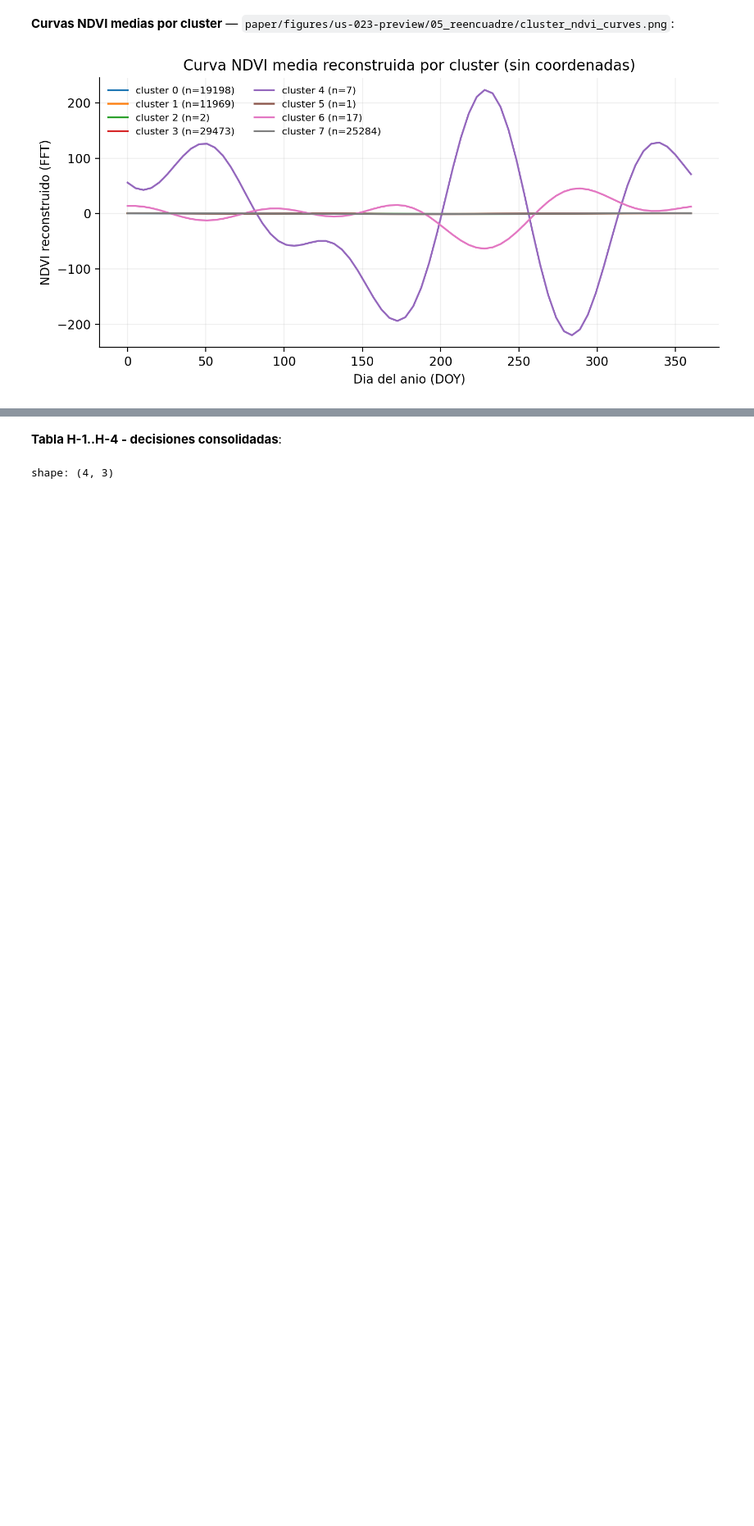
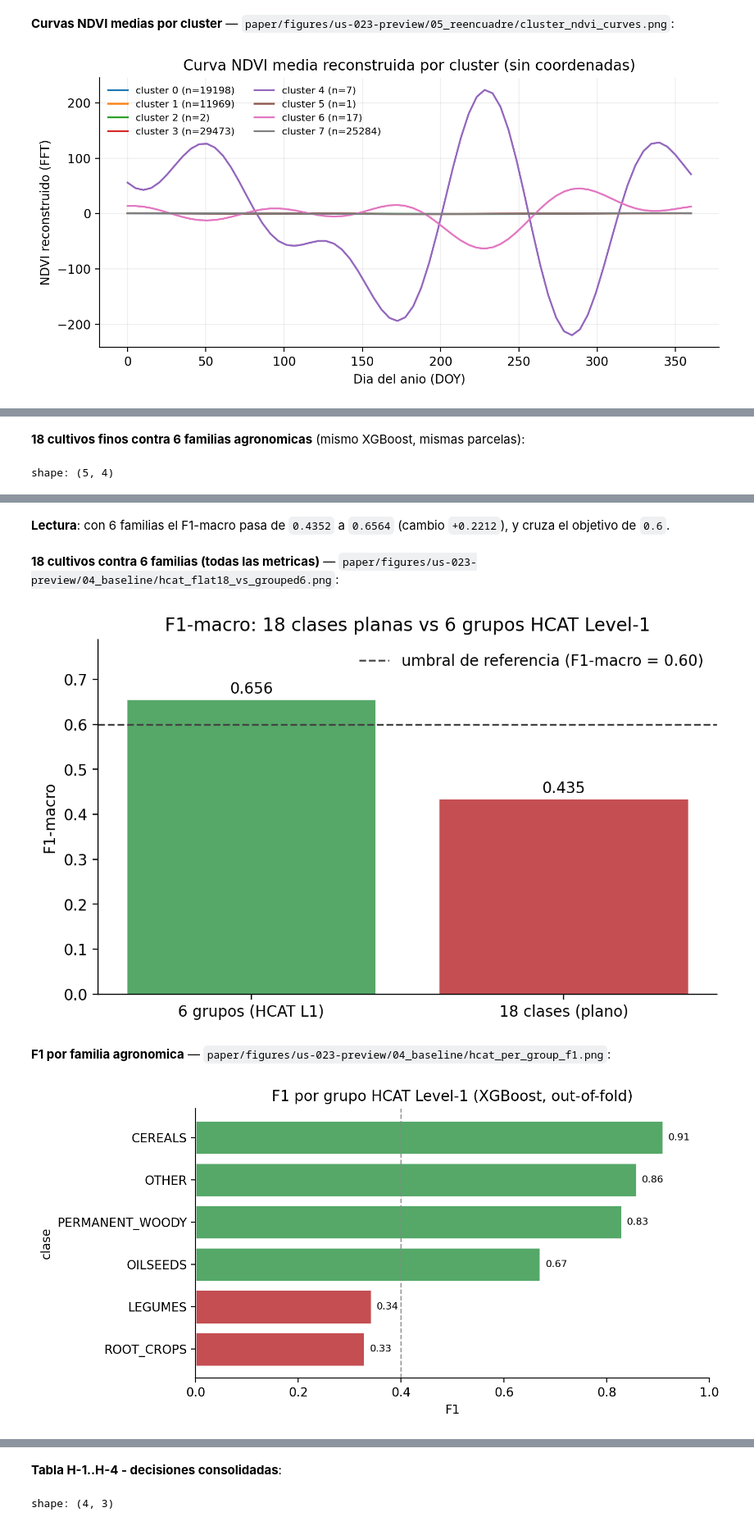
Before and after one commit to ArthurZizumbo/agrosat-copilot, a Jupyter notebook: notebooks/baseline/Avance3.Equipo17.ipynb, the cells around one changed output, grey strips where cells are left out. Shown at 82% size. Cells and saved outputs as stored; diff of their text form; code cells hidden in the pictures; blank space fills up the shorter version.

```diff
--- a/notebooks/baseline/Avance3.Equipo17.ipynb
+++ b/notebooks/baseline/Avance3.Equipo17.ipynb
@@ -547,0 +625,37 @@ for label, rel_path in cluster_figures:
+# %%
+# 18 fine crops vs 6 agronomic families, same XGBoost on the same parcels.
+GROUPED6_PATH = "reports/baseline/04_baseline/hcat_flat18_vs_grouped6.parquet"
+grouped6 = _read_or_skip(GROUPED6_PATH, "hcat_flat18_vs_grouped6 (04_baseline)")
+if grouped6 is not None:
+    display(Markdown(
+        "**18 cultivos finos contra 6 familias agronomicas** "
+        "(mismo XGBoost, mismas parcelas):"
+    ))
+    display(grouped6)
+    f1_row = grouped6.filter(pl.col("metrica") == "F1-macro").row(0, named=True)
+    crossed = "cruza" if float(f1_row["grouped_6_hcat"]) >= F1_TARGET else "no cruza"
+    display(Markdown(
+        f"**Lectura**: con 6 familias el F1-macro pasa de "
+        f"`{float(f1_row['flat_18_clases']):.4f}` a "
+        f"`{float(f1_row['grouped_6_hcat']):.4f}` "
+        f"(cambio `{float(f1_row['delta']):+.4f}`), y {crossed} el objetivo de "
+        f"`{F1_TARGET}`."
+    ))
+
+# Bar chart comparing both label schemes across the five metrics.
+grouped6_figures = [
+    ("18 cultivos contra 6 familias (todas las metricas)",
+     "paper/figures/us-023-preview/04_baseline/hcat_flat18_vs_grouped6.png"),
+    ("F1 por familia agronomica",
+     "paper/figures/us-023-preview/04_baseline/hcat_per_group_f1.png"),
+]
+for label, rel_path in grouped6_figures:
+    full_path = env.repo / rel_path
+    if full_path.exists():
+        display(Markdown(f"**{label}** — `{rel_path}`:"))
+        display(Image(filename=str(full_path)))
+    else:
+        display(Markdown(f"> `{label}` no disponible (`{rel_path}`)."))
+# %% [output]
+**18 cultivos finos contra 6 familias agronomicas** (mismo XGBoost, mismas parcelas):
+shape: (5, 4)
@@ -548 +669,6 @@ for label, rel_path in cluster_figures:
+**Lectura**: con 6 familias el F1-macro pasa de `0.4352` a `0.6564` (cambio `+0.2212`), y cruza el objetivo de `0.6`.
+**18 cultivos contra 6 familias (todas las metricas)** — `paper/figures/us-023-preview/04_baseline/hcat_flat18_vs_grouped6.png`:
+[figure, added]
+**F1 por familia agronomica** — `paper/figures/us-023-preview/04_baseline/hcat_per_group_f1.png`:
+[figure, added]
 # %% [markdown]
```
Also changed, not shown: parts of 20 cells of this notebook, 1 other file.
